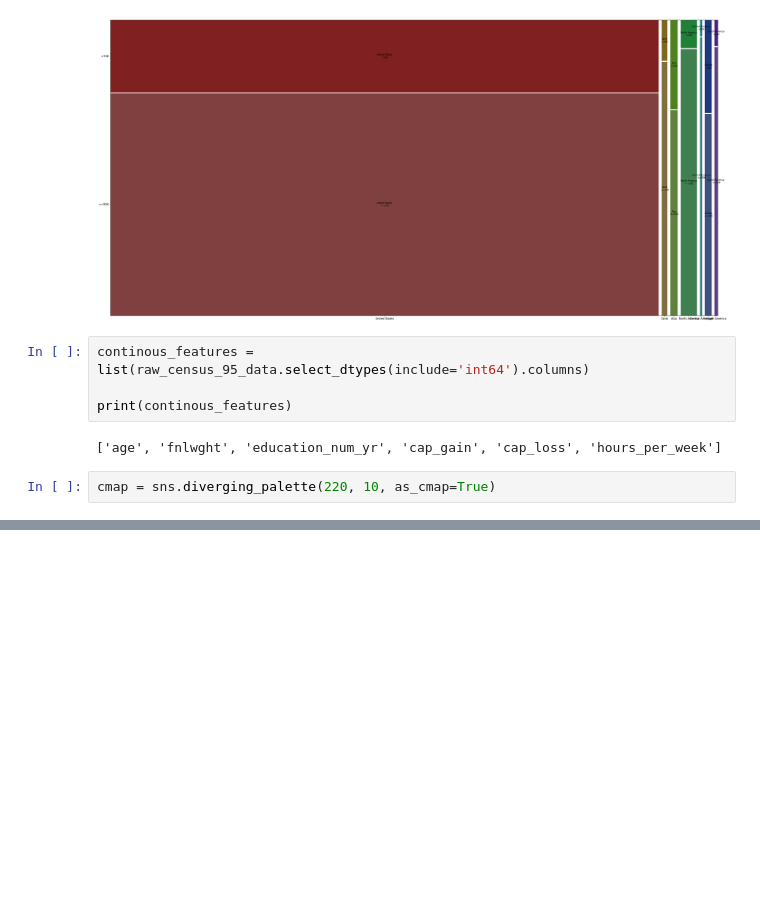
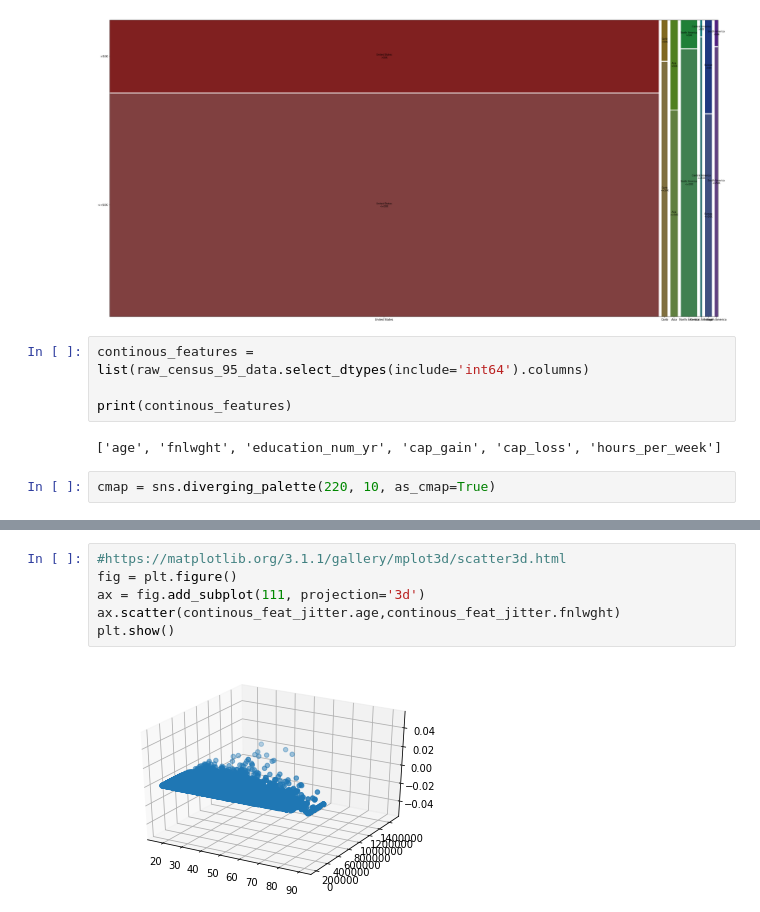
Before and after one commit to wnayden/MSDS7331, a Jupyter notebook: Lab_1_95_census_data.ipynb, the cells around one changed output, grey strips where cells are left out. Saved outputs shown, nothing was run; the diff lists cells and outputs as text; blank space fills up the shorter version.

```diff
--- a/Lab_1_95_census_data.ipynb
+++ b/Lab_1_95_census_data.ipynb
@@ -363,0 +410,8 @@ sns.pairplot(continous_feat_jitter,hue = 'annual_income', height=2)
+# %%
+#https://matplotlib.org/3.1.1/gallery/mplot3d/scatter3d.html
+fig = plt.figure()
+ax = fig.add_subplot(111, projection='3d')
+ax.scatter(continous_feat_jitter.age,continous_feat_jitter.fnlwght)
+plt.show()
+# %% [output]
+[figure, added]
```
Also changed, not shown: parts of 15 cells of this notebook.
